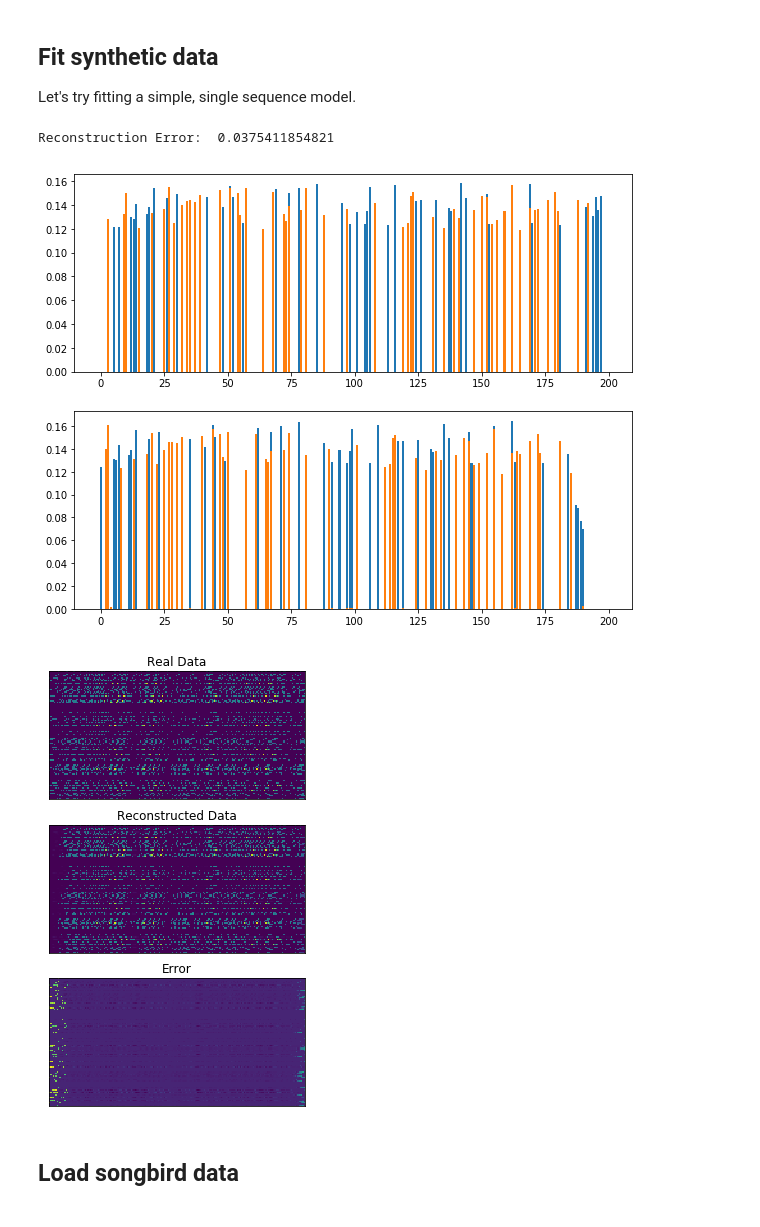
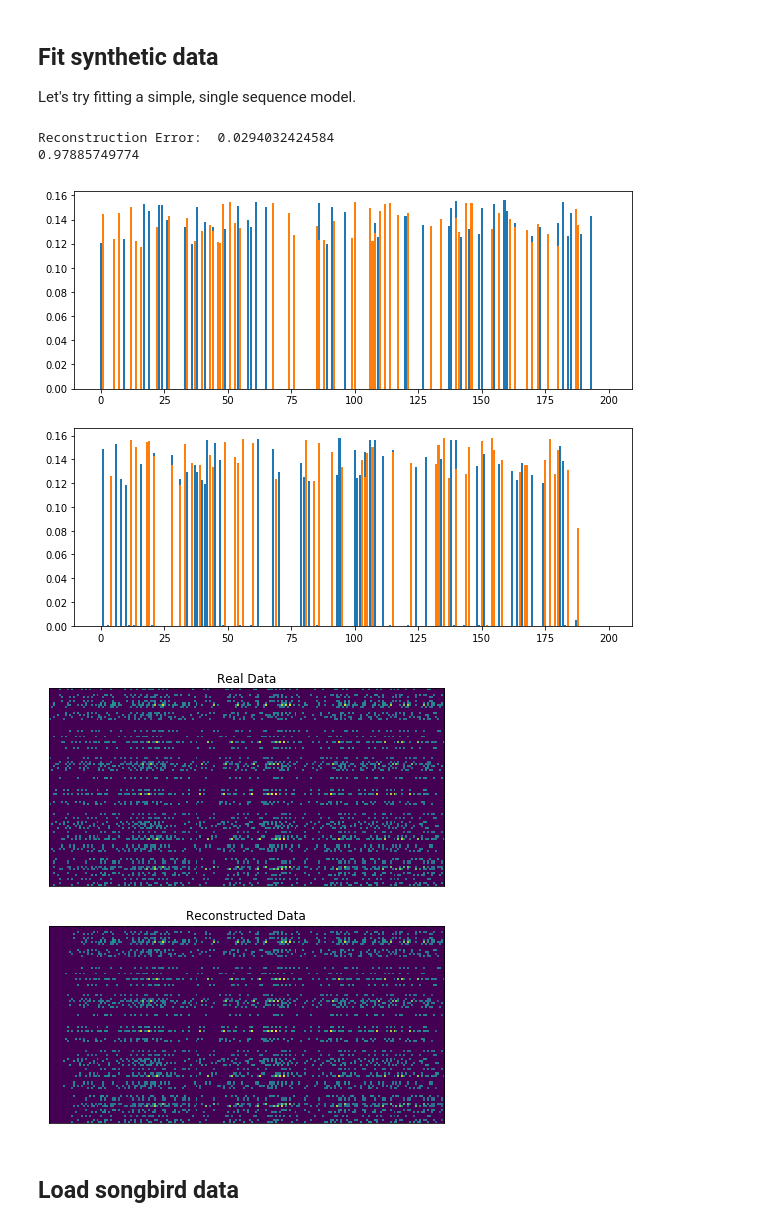
Before and after one commit to degleris1/cmfpy, a Jupyter notebook: Demo.ipynb, the cells around one changed output. Saved outputs shown, nothing was run; the diff lists cells and outputs as text; code cells hidden in the pictures.

```diff
--- a/Demo.ipynb
+++ b/Demo.ipynb
@@ -40,34 +40,31 @@ W, H, costhist, loadings, power = seq_nmf(data, K=K, L=2*L, lam=lam, maxiter=100
 # %%
 error = data - _reconstruct(W,H)
 print('Reconstruction Error: ', la.norm(error)**2 / la.norm(data)**2)
+print(power)
 
 fig, axes = plt.subplots(2, 1, figsize=(10,8))
 axes[0].bar(range(T), Hreal[0])
 axes[0].bar(range(T), Hreal[1])
 axes[1].bar(range(T), H[0])
 axes[1].bar(range(T), H[1])
 plt.show()
 
-fig, axes = plt.subplots(3, 1, figsize=(10,8))
+fig, axes = plt.subplots(2, 1, figsize=(10,8))
 axes[0].imshow(data)
 axes[0].set_title('Real Data')
 axes[0].get_xaxis().set_ticks([])
 axes[0].get_yaxis().set_ticks([])
 
 axes[1].imshow(_reconstruct(W,H))
 axes[1].set_title('Reconstructed Data')
 axes[1].get_xaxis().set_ticks([])
 axes[1].get_yaxis().set_ticks([])
-
-axes[2].imshow(error)
-axes[2].set_title('Error')
-axes[2].get_xaxis().set_ticks([])
-axes[2].get_yaxis().set_ticks([])
 plt.show()
 # %% [output]
-Reconstruction Error:  0.0375411854821
+Reconstruction Error:  0.0294032424584
+0.97885749774
-[figure, old version]
+[figure, new version]
-[figure, old version]
+[figure, new version]
 # %% [markdown]
 ## Load songbird data
 # %%
```
Also changed, not shown: parts of 5 cells of this notebook, 1 other file.
